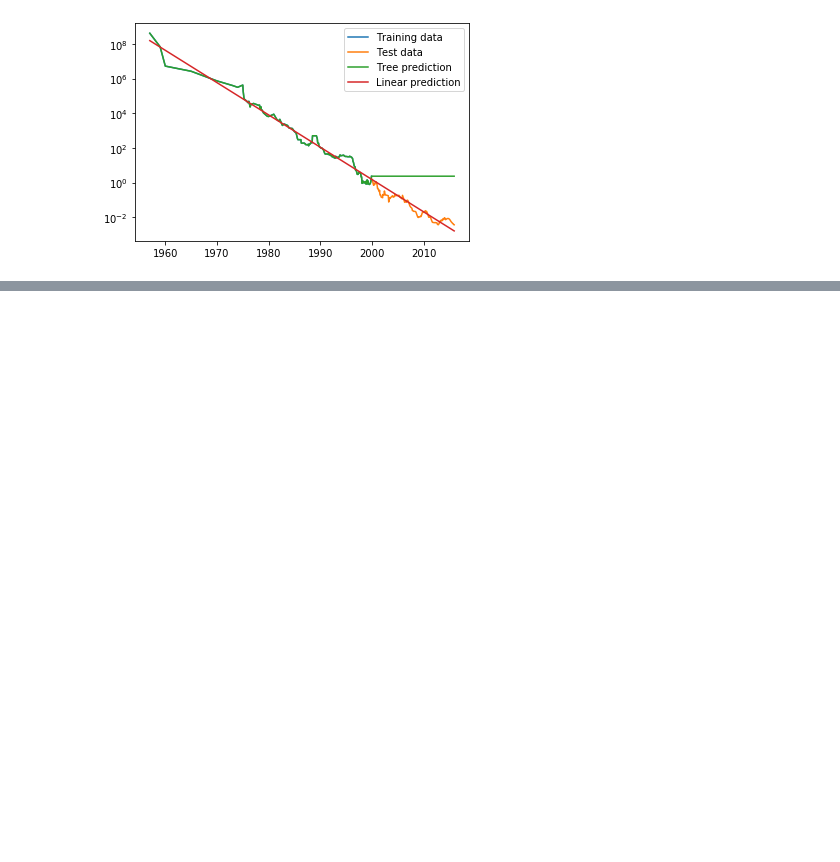
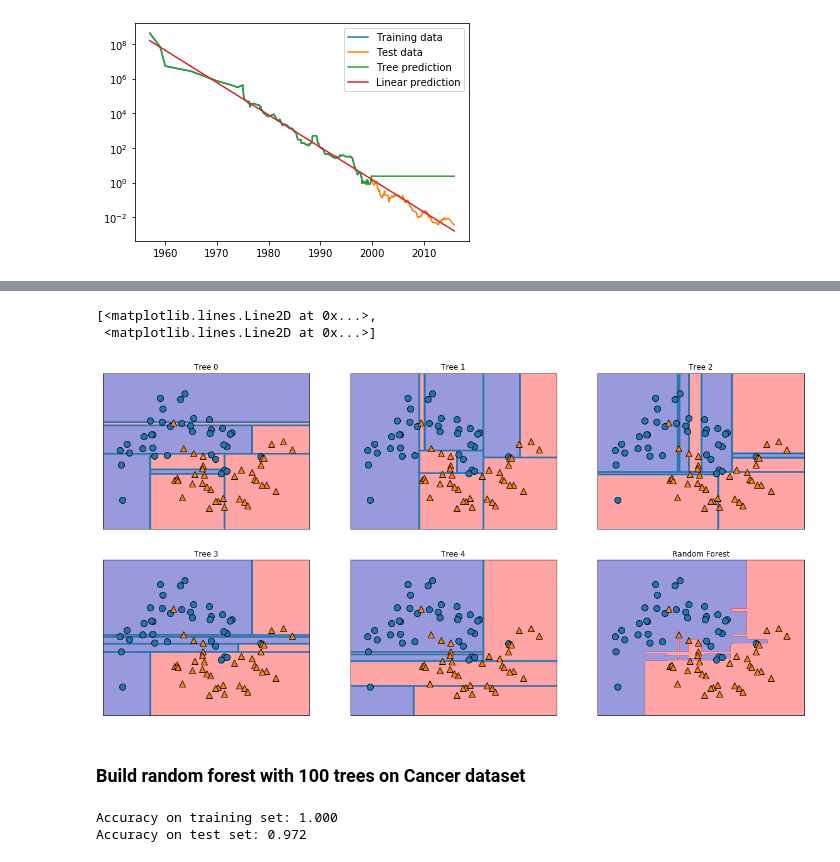
Before and after one commit to valarao/ml-tinkering, a Jupyter notebook: 2-supervised-learning.ipynb, the cells around one changed output, grey strips where cells are left out. Cells and saved outputs as stored; diff of their text form; code cells hidden in the pictures; blank space fills up the shorter version.

Commit message:
Random Forests

```diff
--- a/2-supervised-learning.ipynb
+++ b/2-supervised-learning.ipynb
@@ -792,0 +797,9 @@ plt.legend()
+# %%
+from sklearn.ensemble import RandomForestClassifier
+from sklearn.datasets import make_moons
+
+X, y = make_moons(n_samples=100, noise=0.25, random_state=3)
+X_train, X_test, y_train, y_test = train_test_split(X, y, stratify=y, random_state=42)
+
+forest = RandomForestClassifier(n_estimators=5, random_state=2)
+forest.fit(X_train, y_train)
@@ -792,0 +815,28 @@ plt.legend()
+# %%
+fig, axes = plt.subplots(2, 3, figsize=(20, 10))
+for i, (ax, tree) in enumerate(zip(axes.ravel(), forest.estimators_)):
+    ax.set_title("Tree {}".format(i))
+    mglearn.plots.plot_tree_partition(X_train, y_train, tree, ax=ax)
+
+mglearn.plots.plot_2d_separator(forest, X_train, fill=True, ax=axes[-1, -1], alpha=.4)
+
+axes[-1, -1].set_title("Random Forest")
+mglearn.discrete_scatter(X_train[:, 0], X_train[:, 1], y_train)
+# %% [output]
+[<matplotlib.lines.Line2D at 0x...>,
+ <matplotlib.lines.Line2D at 0x...>]
+[figure, added]
+# %% [markdown]
+### Build random forest with 100 trees on Cancer dataset
+# %%
+X_train, X_test, y_train, y_test = train_test_split(
+    cancer.data, cancer.target, random_state=0)
+
+forest = RandomForestClassifier(n_estimators=100, random_state=0)
+forest.fit(X_train, y_train)
+
+print("Accuracy on training set: {:.3f}".format(forest.score(X_train, y_train)))
+print("Accuracy on test set: {:.3f}".format(forest.score(X_test, y_test)))
+# %% [output]
+Accuracy on training set: 1.000
+Accuracy on test set: 0.972
```
Also changed, not shown: parts of 3 cells of this notebook.
